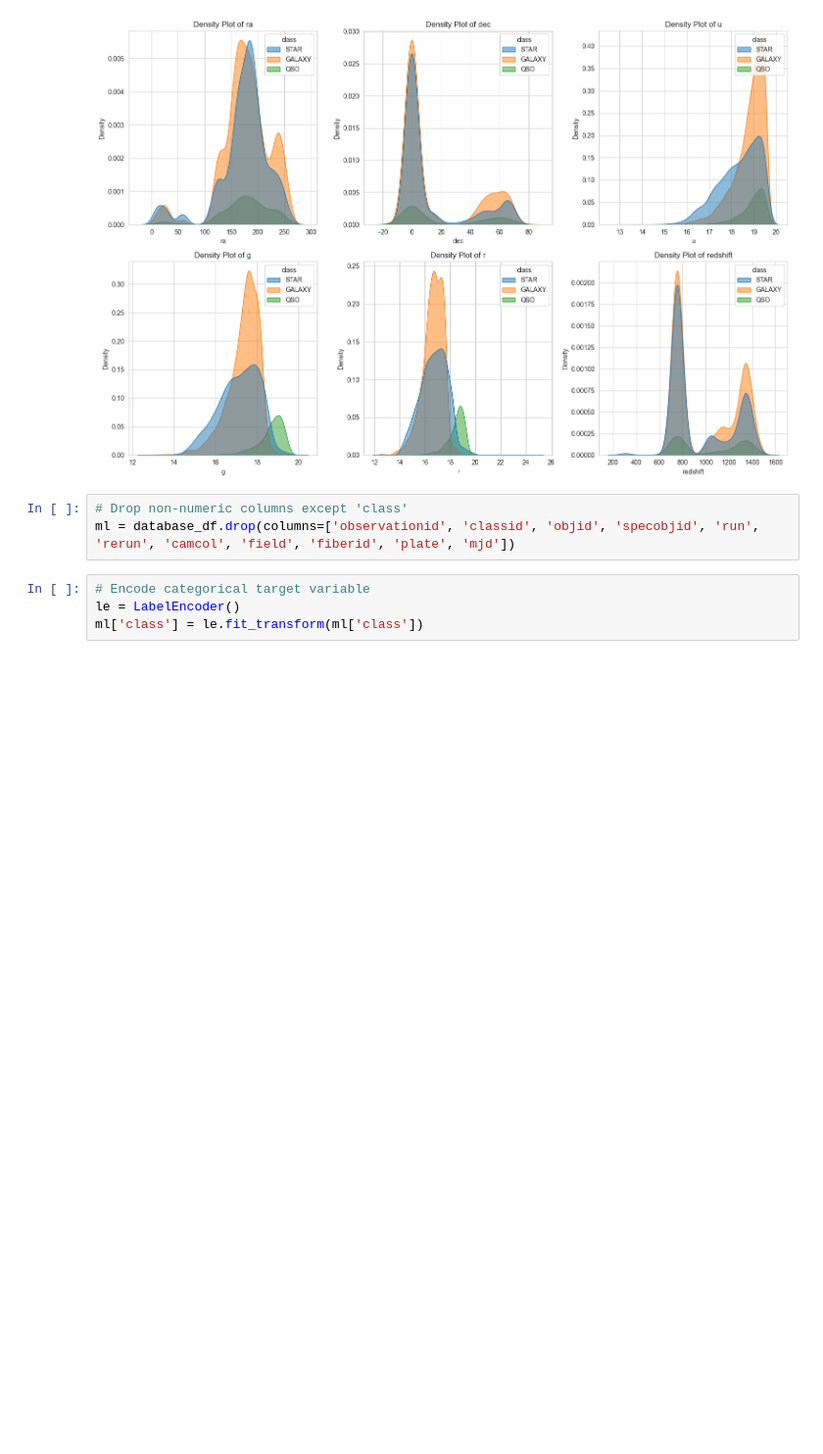
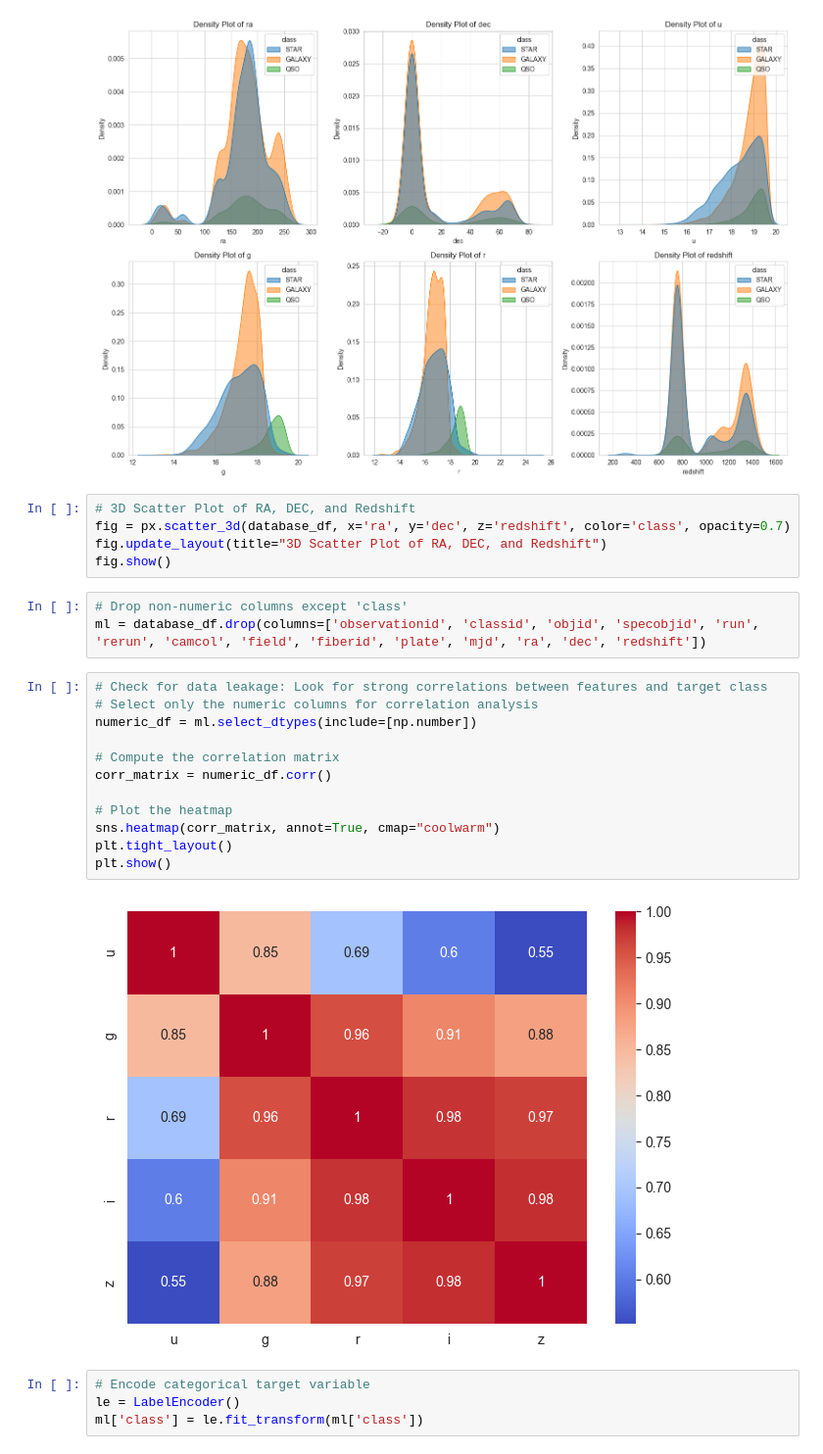
Before and after one commit to AditiNankar/class_project_4, a Jupyter notebook: ML pipeline.ipynb, the cells around one changed output. Shown at 98% size. Drawn from its saved outputs; the diff is of its cells as text; blank space fills up the shorter version.

```diff
--- a/ML pipeline.ipynb
+++ b/ML pipeline.ipynb
@@ -75,9 +76,28 @@ plt.tight_layout()
 plt.show()
 # %% [output]
 [figure]
+# %%
+# 3D Scatter Plot of RA, DEC, and Redshift
+fig = px.scatter_3d(database_df, x='ra', y='dec', z='redshift', color='class', opacity=0.7)
+fig.update_layout(title="3D Scatter Plot of RA, DEC, and Redshift")
+fig.show()
 # %%
 # Drop non-numeric columns except 'class'
-ml = database_df.drop(columns=['observationid', 'classid', 'objid', 'specobjid', 'run', 'rerun', 'camcol', 'field', 'fiberid', 'plate', 'mjd'])
+ml = database_df.drop(columns=['observationid', 'classid', 'objid', 'specobjid', 'run', 'rerun', 'camcol', 'field', 'fiberid', 'plate', 'mjd', 'ra', 'dec', 'redshift'])
+# %%
+# Check for data leakage: Look for strong correlations between features and target class
+# Select only the numeric columns for correlation analysis
+numeric_df = ml.select_dtypes(include=[np.number])
+
+# Compute the correlation matrix
+corr_matrix = numeric_df.corr()
+
+# Plot the heatmap
+sns.heatmap(corr_matrix, annot=True, cmap="coolwarm")
+plt.tight_layout()
+plt.show()
+# %% [output]
+[figure, added]
 # %%
 # Encode categorical target variable
 le = LabelEncoder()
```
Also changed, not shown: parts of 38 cells of this notebook.
